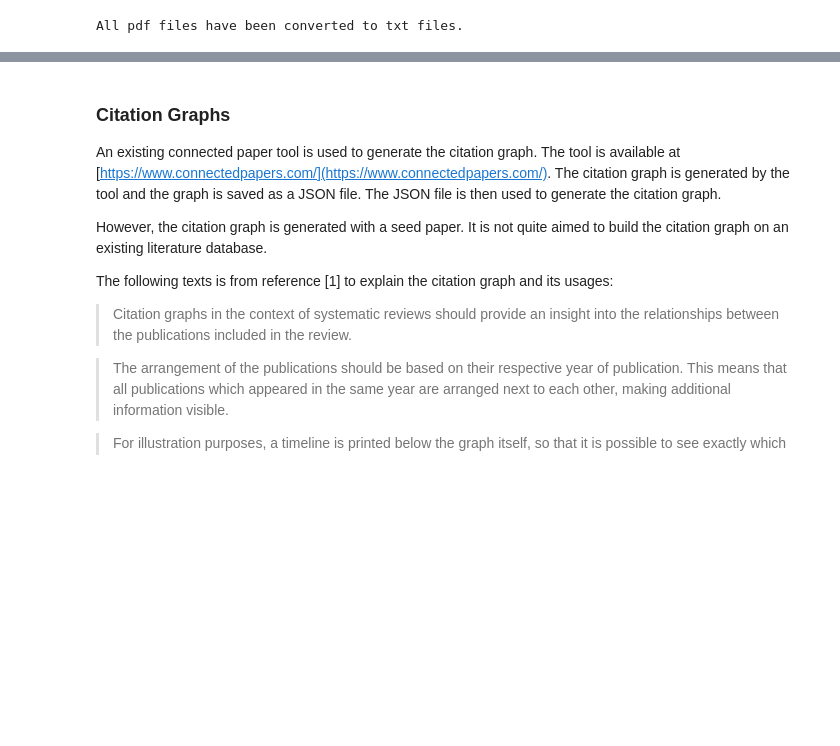
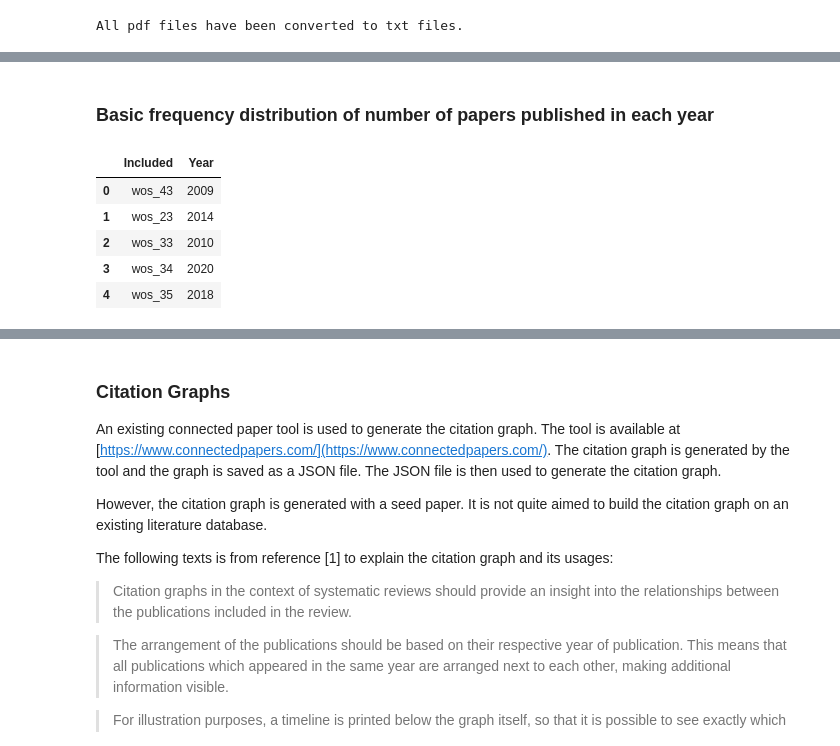
Before and after one commit to BayiLi081/slr-programming, a Jupyter notebook: process_instruction.ipynb, the cells around one changed output, grey strips where cells are left out. Drawn from its saved outputs; the diff is of its cells as text; code cells hidden in the pictures; blank space fills up the shorter version.

```diff
--- a/process_instruction.ipynb
+++ b/process_instruction.ipynb
@@ -48,0 +46,14 @@ The following examples of analysis are done on the metadata of the papers from t
+# %% [markdown]
+### Basic frequency distribution of number of papers published in each year
+# %%
+# import data final_database.csv
+df = pd.read_csv('data/sample-data/year.csv')
+
+df.head()
+# %% [output]
+|  | Included | Year |
+| 0 | wos_43 | 2009 |
+| 1 | wos_23 | 2014 |
+| 2 | wos_33 | 2010 |
+| 3 | wos_34 | 2020 |
+| 4 | wos_35 | 2018 |
```
Also changed, not shown: parts of 22 cells of this notebook, 14 other files.
